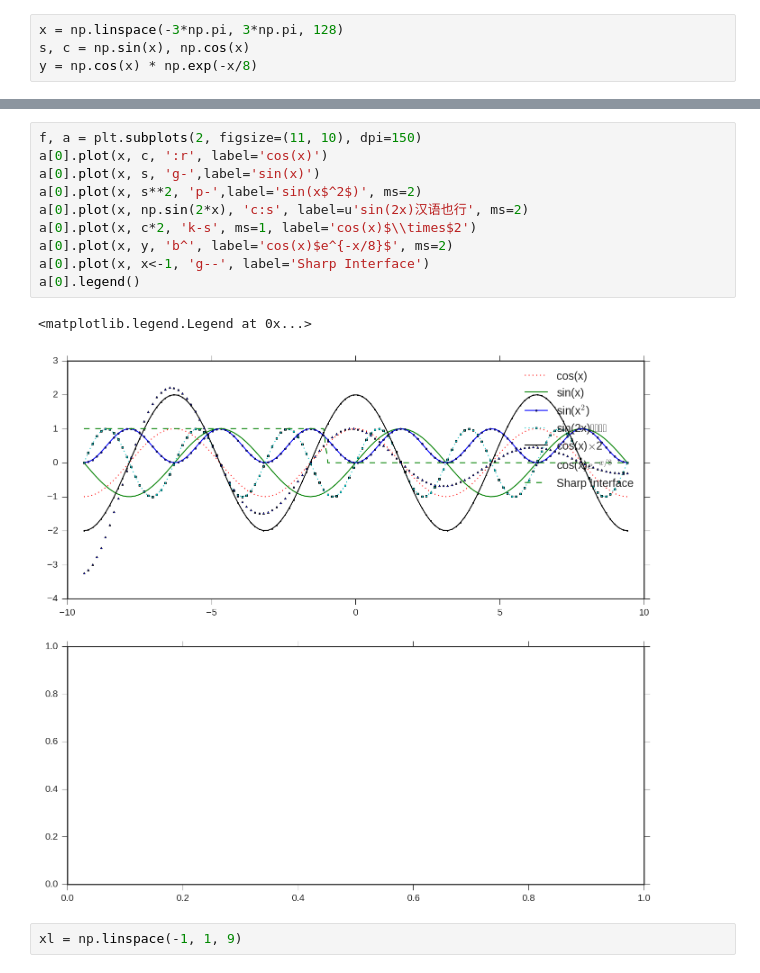
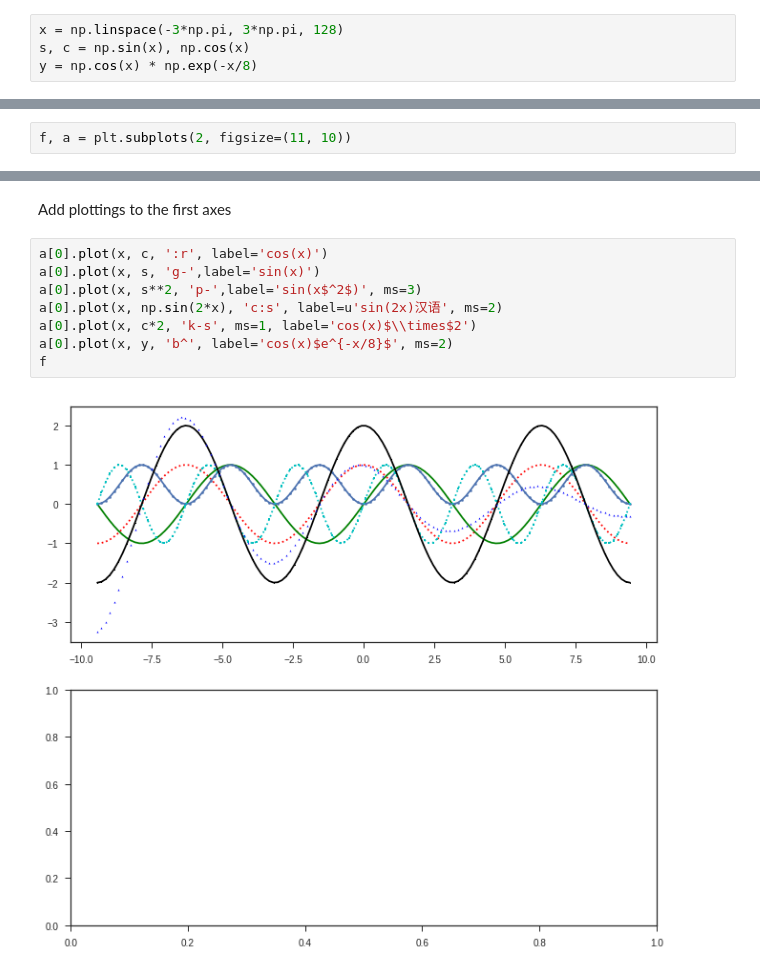
Before and after one commit to uremember809/MatplotlibGuide, a Jupyter notebook: matplotlibguide.ipynb, the cells around one changed output, grey strips where cells are left out. Cells and saved outputs as stored; diff of their text form.

```diff
--- a/matplotlibguide.ipynb
+++ b/matplotlibguide.ipynb
@@ -13,0 +36,2 @@ y = np.cos(x) * np.exp(-x/8)
+# %%
+f, a = plt.subplots(2, figsize=(11, 10))
@@ -14,15 +40,12 @@ y = np.cos(x) * np.exp(-x/8)
+# %% [markdown]
+Add plottings to the first axes
 # %%
-f, a = plt.subplots(2, figsize=(11, 10), dpi=150)
 a[0].plot(x, c, ':r', label='cos(x)')
 a[0].plot(x, s, 'g-',label='sin(x)')
-a[0].plot(x, s**2, 'p-',label='sin(x$^2$)', ms=2)
-a[0].plot(x, np.sin(2*x), 'c:s', label=u'sin(2x)汉语也行', ms=2)
+a[0].plot(x, s**2, 'p-',label='sin(x$^2$)', ms=3)
+a[0].plot(x, np.sin(2*x), 'c:s', label=u'sin(2x)汉语', ms=2)
 a[0].plot(x, c*2, 'k-s', ms=1, label='cos(x)$\\times$2')
 a[0].plot(x, y, 'b^', label='cos(x)$e^{-x/8}$', ms=2)
-a[0].plot(x, x<-1, 'g--', label='Sharp Interface')
-a[0].legend()
+f
 # %% [output]
-<matplotlib.legend.Legend at 0x...>
-[figure, old version]
+[figure, new version]
-# %%
-xl = np.linspace(-1, 1, 9)
```
Also changed, not shown: parts of 42 cells of this notebook.
